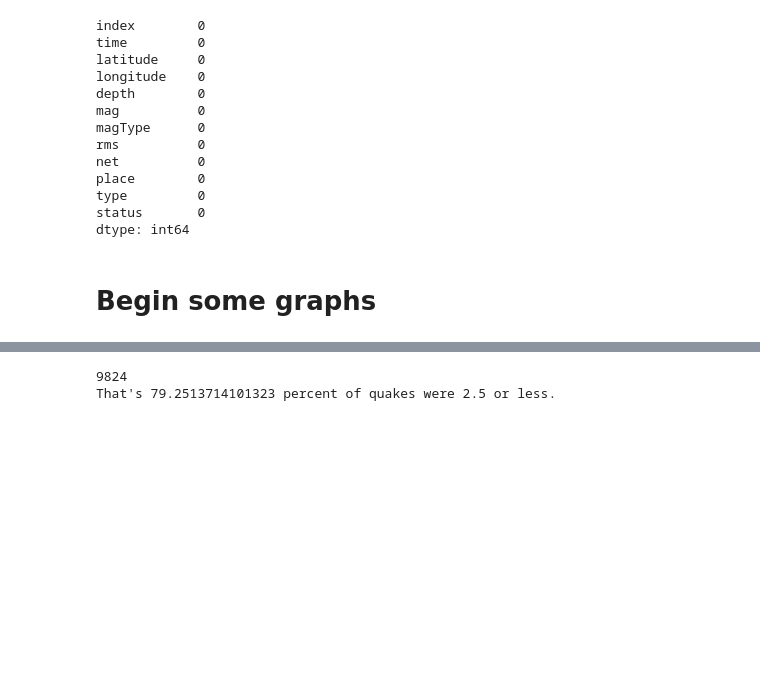
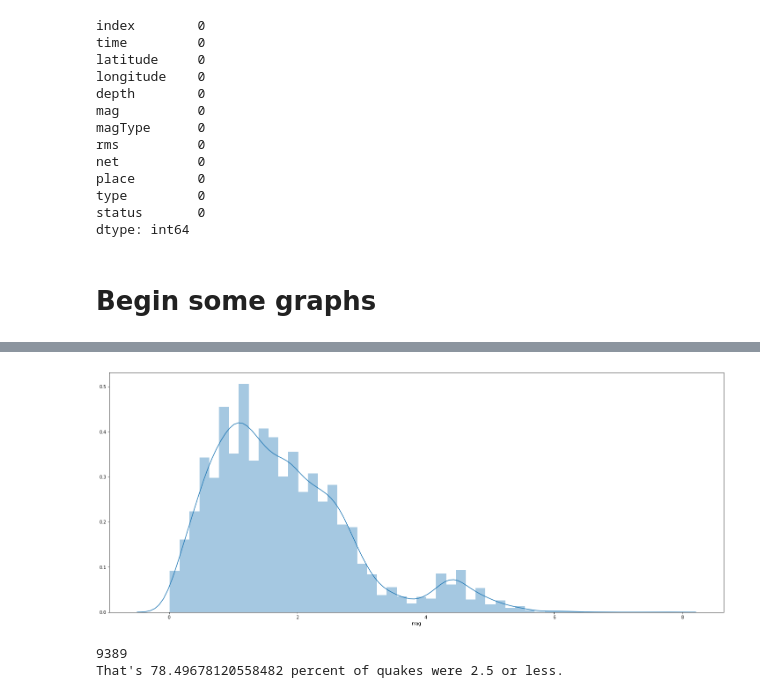
Before and after one commit to jacobpad/jacobpad.github.io, a Jupyter notebook: data/U1_Build_Week_Jacob_Padgett.ipynb, the cells around one changed output, grey strips where cells are left out. Cells and saved outputs as stored; diff of their text form; code cells hidden in the pictures; blank space fills up the shorter version.

```diff
--- a/data/U1_Build_Week_Jacob_Padgett.ipynb
+++ b/data/U1_Build_Week_Jacob_Padgett.ipynb
@@ -251,11 +248,19 @@ df
+# %%
+###############################################################################
+###############################################################################
+sns.distplot(df['mag']);
+###############################################################################
+###############################################################################
+# %% [output]
+[figure, added]
 # %%
 # Generate how many quakes were on the scale of 2.5 or less
 less_than_2half_mag = df[df['mag'] <= 2.5]
 print(less_than_2half_mag['mag'].value_counts().sum())
-print('That\'s',(9824/12396)*100,'percent of quakes were 2.5 or less.')
+print('That\'s',(9389/11961)*100,'percent of quakes were 2.5 or less.')
 # %% [output]
-9824
-That's 79.2513714101323 percent of quakes were 2.5 or less.
+9389
+That's 78.49678120558482 percent of quakes were 2.5 or less.
 # %%
 # Generate how many quakes are in each range
 # 2.5 - 2.9
```
Also changed, not shown: parts of 26 cells of this notebook.
